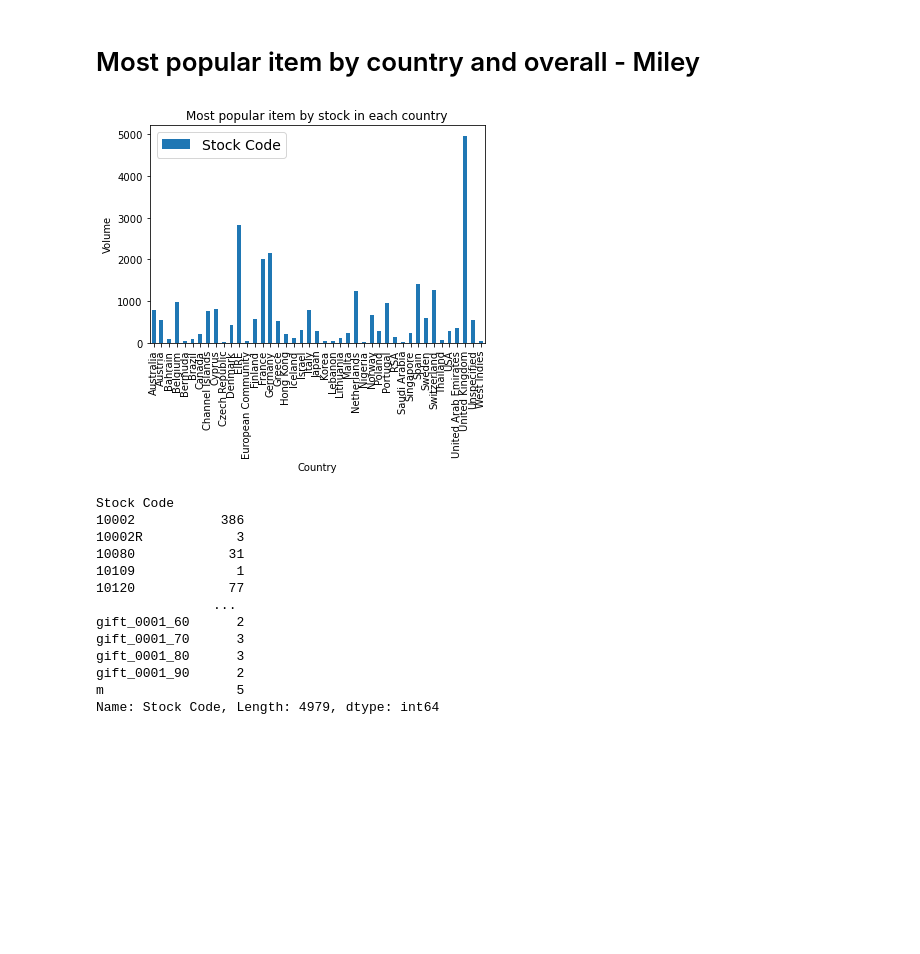
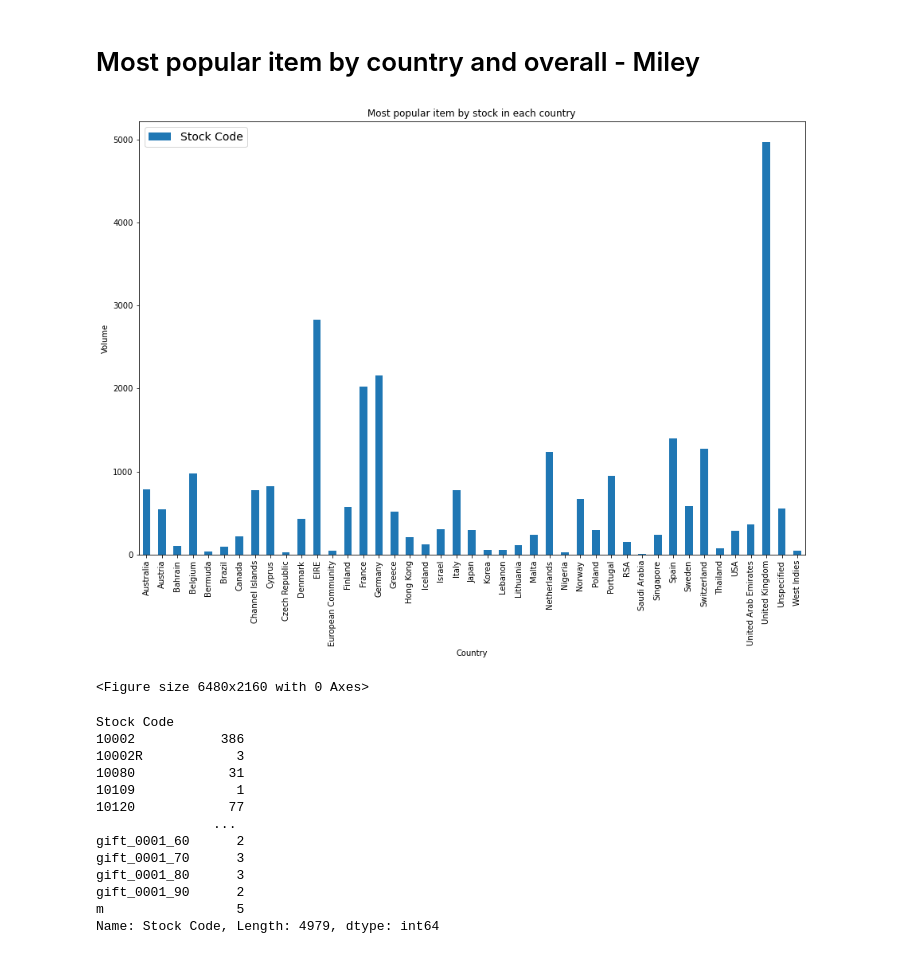
Before and after one commit to Samravp/Online-Retail-Sales-Insights, a Jupyter notebook: Online_Sales_Analysis_SVP.ipynb, the cells around one changed output. Drawn from its saved outputs; the diff is of its cells as text; code cells hidden in the pictures; blank space fills up the shorter version.

```diff
--- a/Online_Sales_Analysis_SVP.ipynb
+++ b/Online_Sales_Analysis_SVP.ipynb
@@ -340,0 +339,2 @@ Above calculations shows that one of the reasons for the increased volume of sal
+# %%
+dataset["Year"] = pd.DatetimeIndex(dataset["Dates"]).year
@@ -343,14 +483,16 @@ Above calculations shows that one of the reasons for the increased volume of sal
 # %%
 item_ID_df = dataset.groupby("Country").nunique()["Stock Code"]
 item_ID = item_ID_df.plot.bar(title= "Most popular item by stock in each country")
 
 item_ID.set_xlabel("Country")
 item_ID.set_ylabel("Volume")
 plt.legend(fontsize = 14)
-plt.rcParams["figure.figsize"] = (110,5)
+plt.rcParams["figure.figsize"] = (90,30)
 plt.show()
+plt.savefig("PNG/Most Popular Item by Stock in Each Country.png", bbox_inches="tight")
 # %% [output]
-[figure, old version]
+[figure, new version]
+<Figure size 6480x2160 with 0 Axes>
 # %%
 stock_id = dataset.groupby("Stock Code")
 count_stock = stock_id["Stock Code"].count()
```
Also changed, not shown: parts of 32 cells of this notebook, 16 other files.
